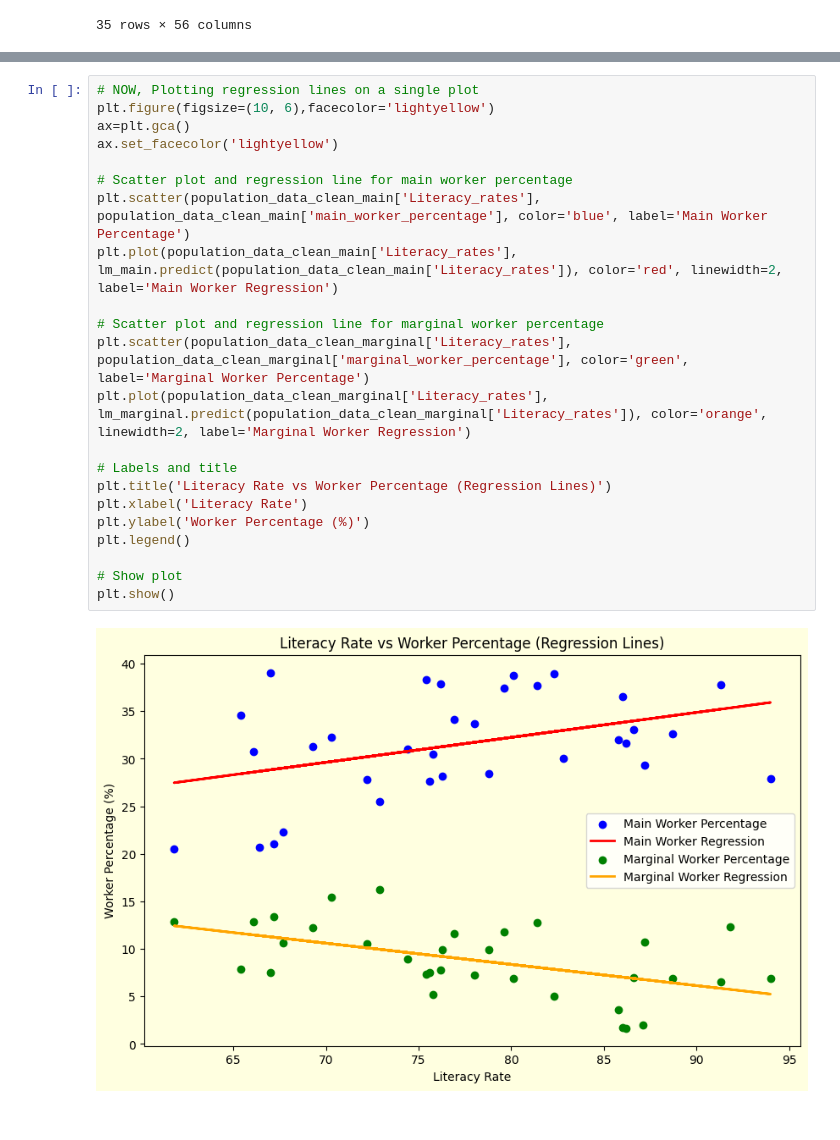
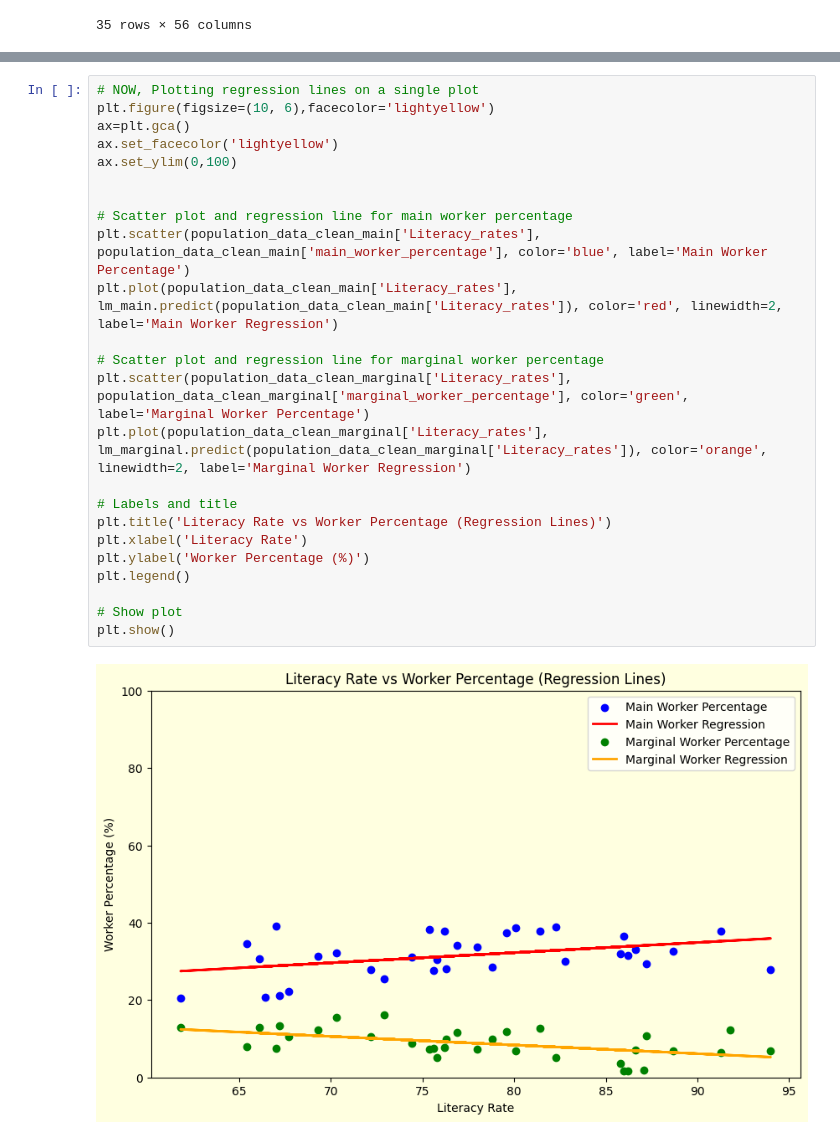
Before and after one commit to Shubham18024/Census_Analysis, a Jupyter notebook: Lehar&Yash/L0106.ipynb, the cells around one changed output, grey strips where cells are left out. Cells and saved outputs as stored; diff of their text form.

```diff
--- a/Lehar&Yash/L0106.ipynb
+++ b/Lehar&Yash/L0106.ipynb
@@ -84,24 +107,26 @@ plt.show()
 # %%
 # NOW, Plotting regression lines on a single plot
 plt.figure(figsize=(10, 6),facecolor='lightyellow')
 ax=plt.gca()
 ax.set_facecolor('lightyellow')
+ax.set_ylim(0,100)
+
 
 # Scatter plot and regression line for main worker percentage
 plt.scatter(population_data_clean_main['Literacy_rates'], population_data_clean_main['main_worker_percentage'], color='blue', label='Main Worker Percentage')
 plt.plot(population_data_clean_main['Literacy_rates'], lm_main.predict(population_data_clean_main['Literacy_rates']), color='red', linewidth=2, label='Main Worker Regression')
 
 # Scatter plot and regression line for marginal worker percentage
 plt.scatter(population_data_clean_marginal['Literacy_rates'], population_data_clean_marginal['marginal_worker_percentage'], color='green', label='Marginal Worker Percentage')
 plt.plot(population_data_clean_marginal['Literacy_rates'], lm_marginal.predict(population_data_clean_marginal['Literacy_rates']), color='orange', linewidth=2, label='Marginal Worker Regression')
 
 # Labels and title
 plt.title('Literacy Rate vs Worker Percentage (Regression Lines)')
 plt.xlabel('Literacy Rate')
 plt.ylabel('Worker Percentage (%)')
 plt.legend()
 
 # Show plot
 plt.show()
 # %% [output]
-[figure, old version]
+[figure, new version]
```
Also changed, not shown: parts of 1 cell of this notebook.
